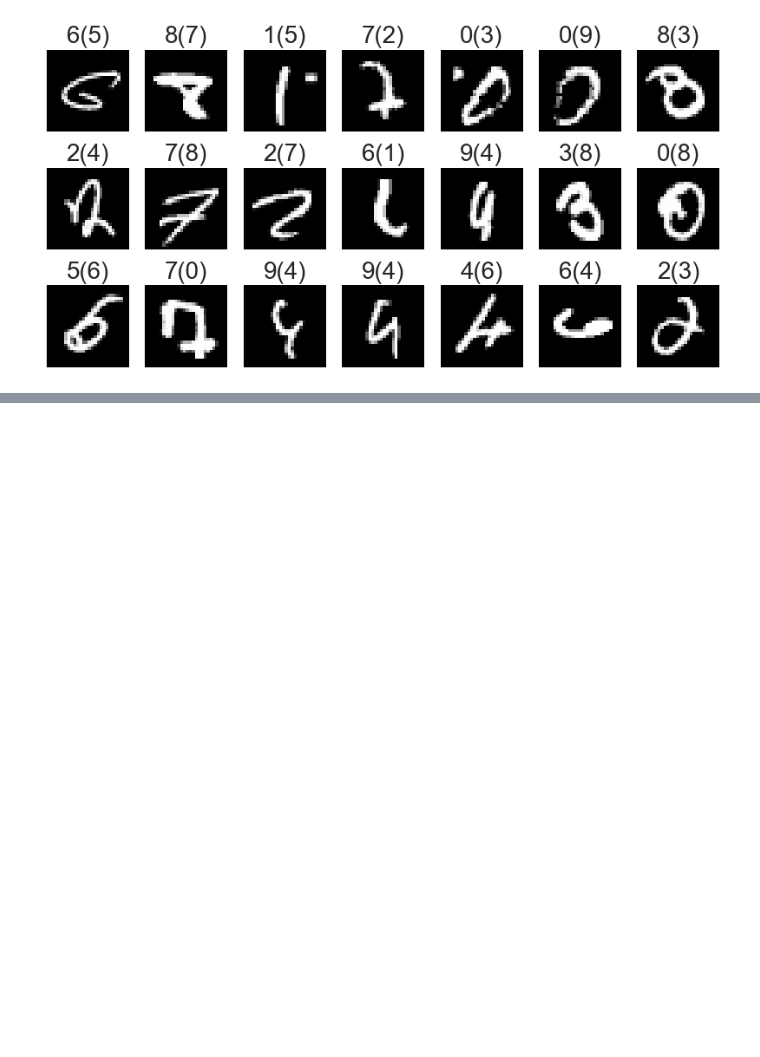
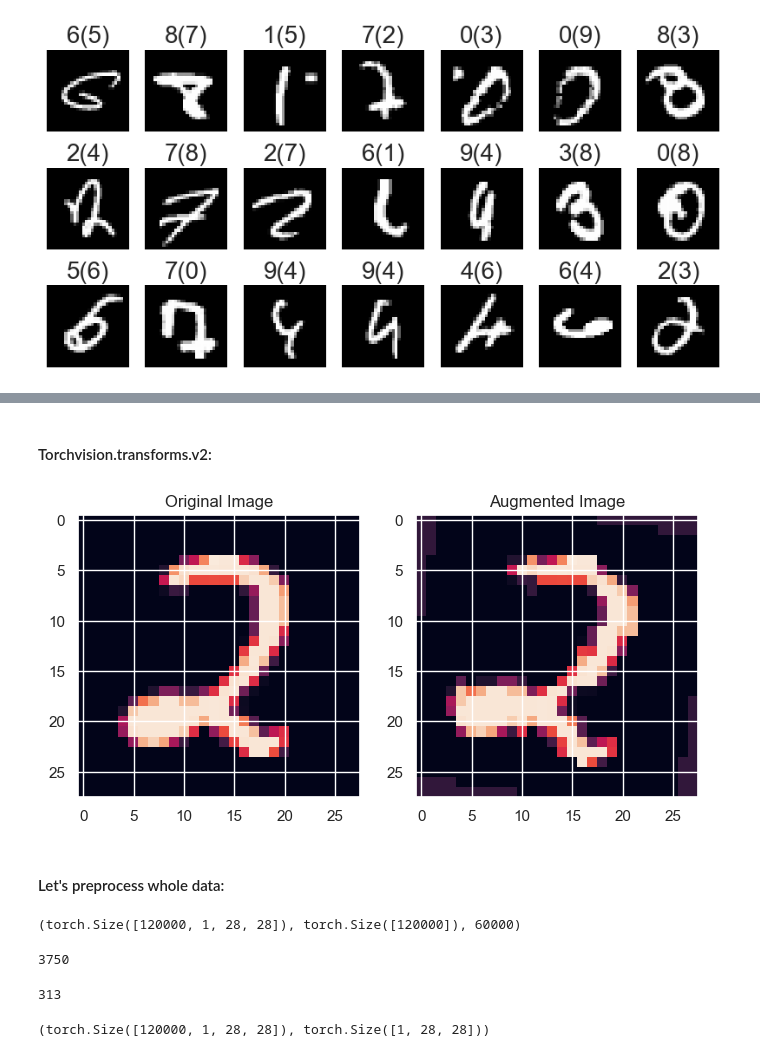
Before and after one commit to 4ervonec19/torch_basics_mnist, a Jupyter notebook: torch_techniques.ipynb, the cells around one changed output, grey strips where cells are left out. Drawn from its saved outputs; the diff is of its cells as text; code cells hidden in the pictures; blank space fills up the shorter version.

```diff
--- a/torch_techniques.ipynb
+++ b/torch_techniques.ipynb
@@ -416,0 +445,24 @@ for i in range(21):
+# %% [markdown]
+#### Torchvision.transforms.v2:
+# %%
+dataiter = iter(train_loader)
+images, labels = next(dataiter)
+image = images[0]
+augmentation = v2.RandomRotation(degrees=(-15, 15))
+augmented_image = augmentation(image)
+
+image_np = image.permute(1, 2, 0).numpy()
+augmented_image_np = augmented_image.permute(1, 2, 0).numpy()
+
+plt.figure(figsize=(8, 4))
+plt.subplot(1, 2, 1)
+plt.title('Original Image')
+plt.imshow(image_np)
+plt.subplot(1, 2, 2)
+plt.title('Augmented Image')
+plt.imshow(augmented_image_np)
+plt.show()
+# %% [output]
+[figure, added]
+# %% [markdown]
+#### Let's preprocess whole data:
@@ -416,0 +500,4 @@ for i in range(21):
+# %%
+combined_images.size(), combined_labels.size(), len(original_dataset)
+# %% [output]
+(torch.Size([120000, 1, 28, 28]), torch.Size([120000]), 60000)
@@ -416,0 +507,12 @@ for i in range(21):
+# %%
+len(augmented_dataloader)
+# %% [output]
+3750
+# %%
+len(test_loader) # Num of batches in test
+# %% [output]
+313
+# %%
+augmented_dataloader.dataset.tensors[0].size(), train_loader.dataset[0][0].size()
+# %% [output]
+(torch.Size([120000, 1, 28, 28]), torch.Size([1, 28, 28]))
```
Also changed, not shown: parts of 16 cells of this notebook.
